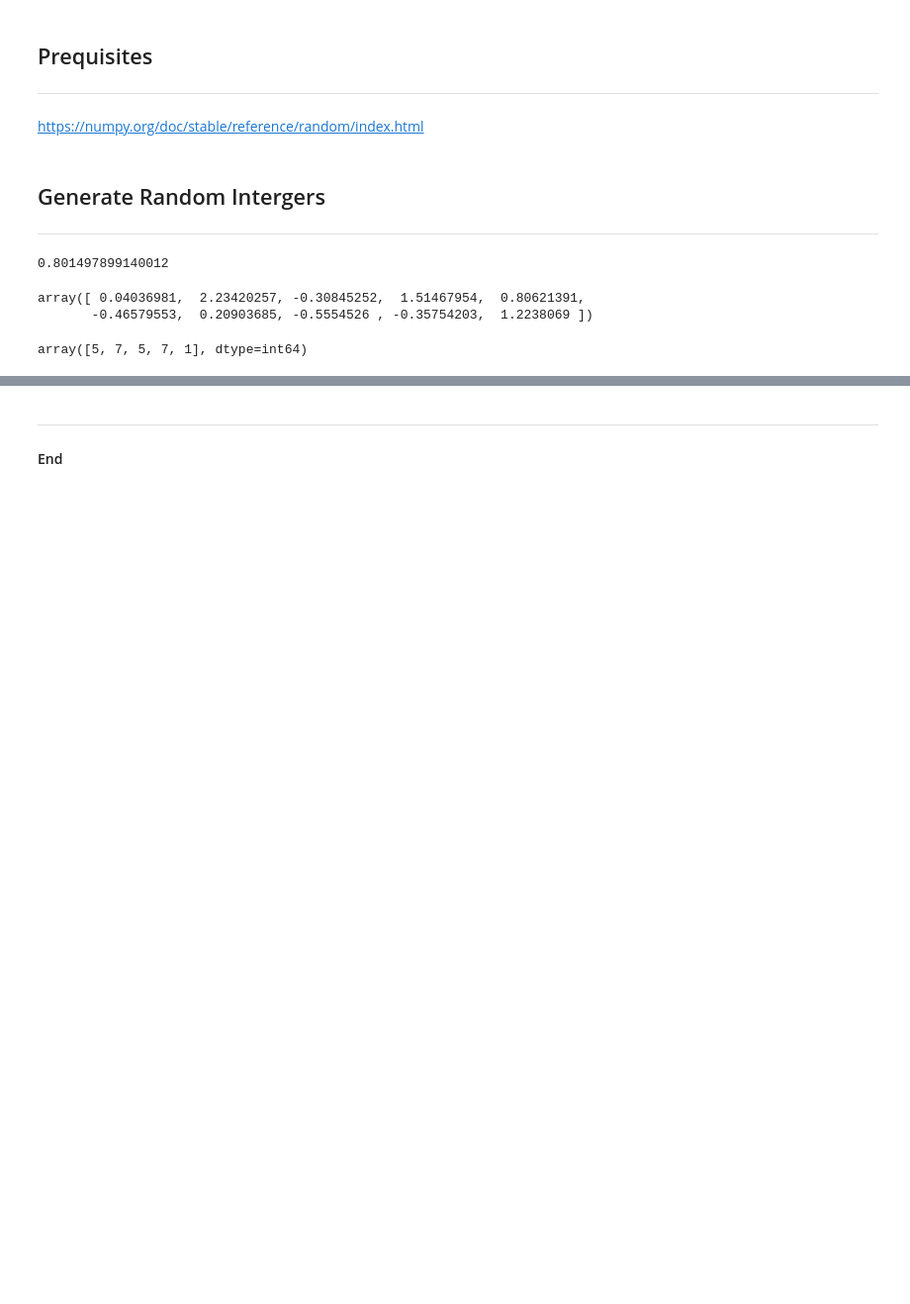
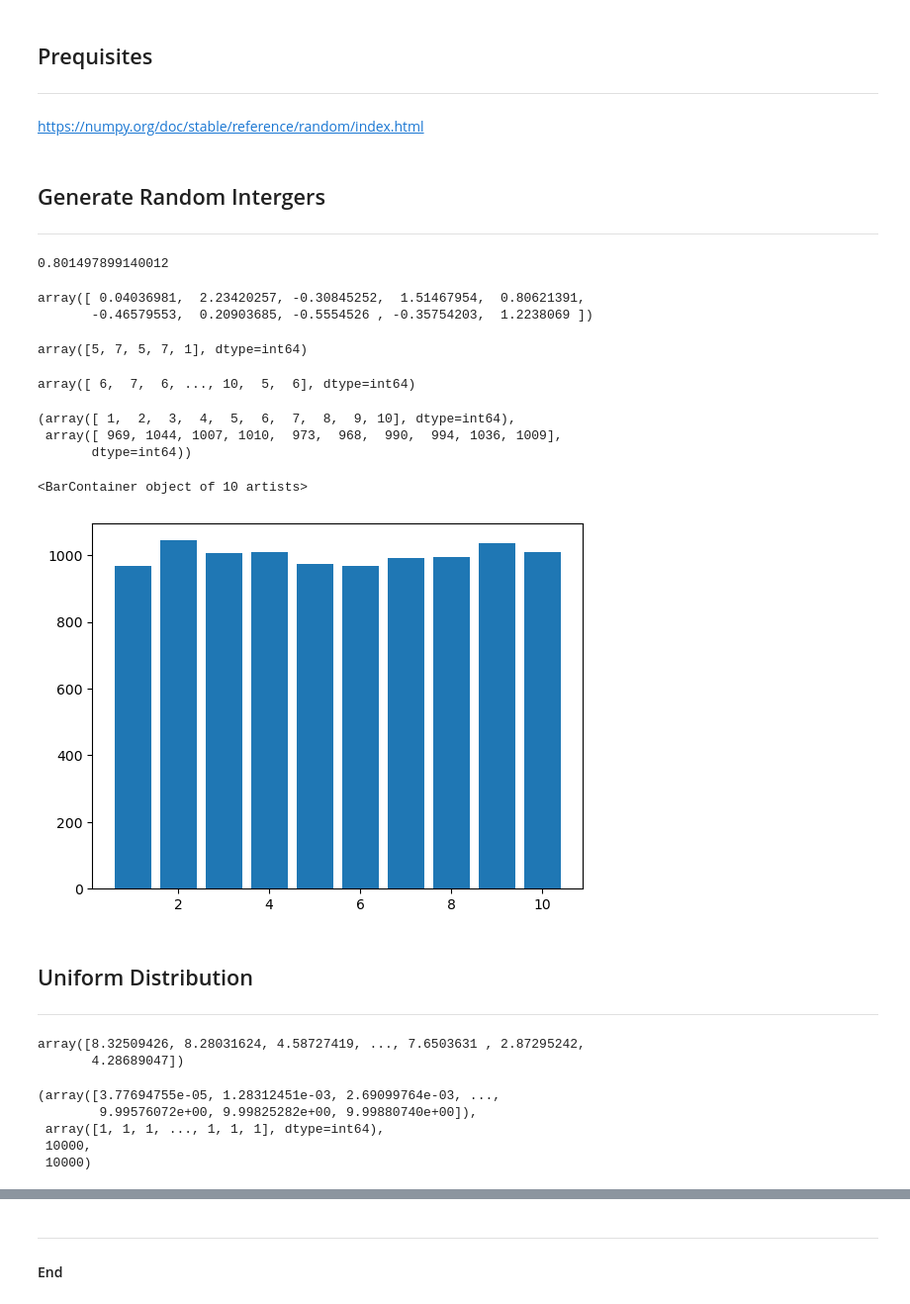
Before and after one commit to UWASIKLK/pda---mywork, a Jupyter notebook: random.ipynb, the cells around one changed output, grey strips where cells are left out. Shown: that part at 99% size. Drawn from its saved outputs; the diff is of its cells as text; code cells hidden in the pictures; blank space fills up the shorter version.

```diff
--- a/random.ipynb
+++ b/random.ipynb
@@ -29,3 +32,55 @@ array([ 0.04036981,  2.23420257, -0.30845252,  1.51467954,  0.80621391,
 rng.integers(low=0, high=10, size=5) # may vary
 # %% [output]
 array([5, 7, 5, 7, 1], dtype=int64)
+# %%
+# generate 10,000 integers over the range [0,10).
+
+x = rng.integers (low=1, high=10, size=10000, endpoint= True)
+
+# Show x
+x
+# %% [output]
+array([ 6,  7,  6, ..., 10,  5,  6], dtype=int64)
+# %%
+# Get the counts.
+values, counts = np.unique(x, return_counts=True)
+
+#Show.
+values, counts
+# %% [output]
+(array([ 1,  2,  3,  4,  5,  6,  7,  8,  9, 10], dtype=int64),
+ array([ 969, 1044, 1007, 1010,  973,  968,  990,  994, 1036, 1009],
+       dtype=int64))
+# %%
+# Plot the bar chart.
+
+plt.bar(values, counts)
+# %% [output]
+<BarContainer object of 10 artists>
+[figure, added]
+# %% [markdown]
+## Uniform Distribution
+
+***
+# %%
+# Generate 10,000 floats uniformly distributed over the range [0,10).
+
+x = rng.uniform(low=0.0, high=10.0, size=10000)
+
+#Show.
+x
+# %% [output]
+array([8.32509426, 8.28031624, 4.58727419, ..., 7.6503631 , 2.87295242,
+       4.28689047])
+# %%
+# Get the counts.
+values, counts = np.unique(x, return_counts=True)
+
+#Show.
+values, counts, values.size, counts.size
+# %% [output]
+(array([3.77694755e-05, 1.28312451e-03, 2.69099764e-03, ...,
+        9.99576072e+00, 9.99825282e+00, 9.99880740e+00]),
+ array([1, 1, 1, ..., 1, 1, 1], dtype=int64),
+ 10000,
+ 10000)
```
Also changed, not shown: parts of 6 cells of this notebook.
